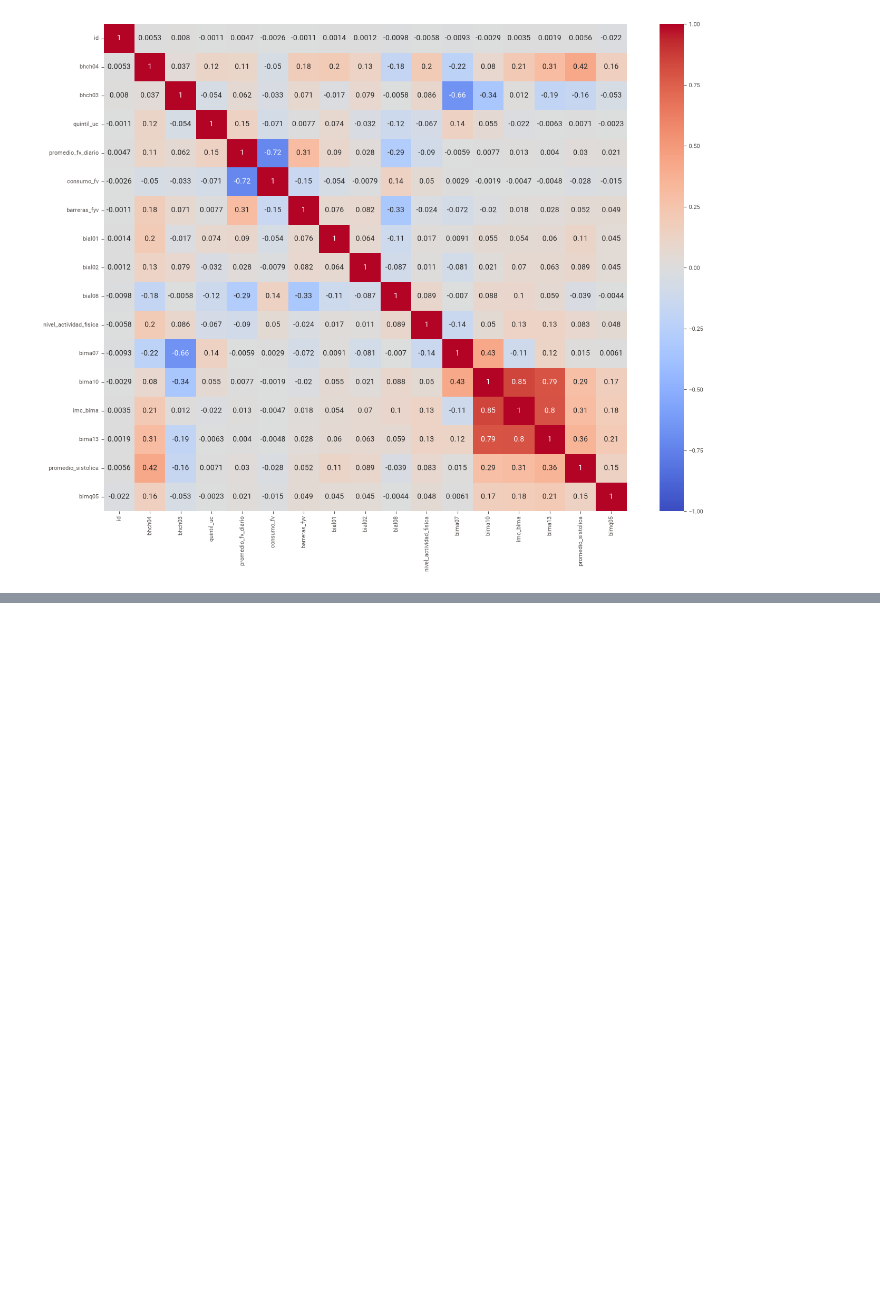
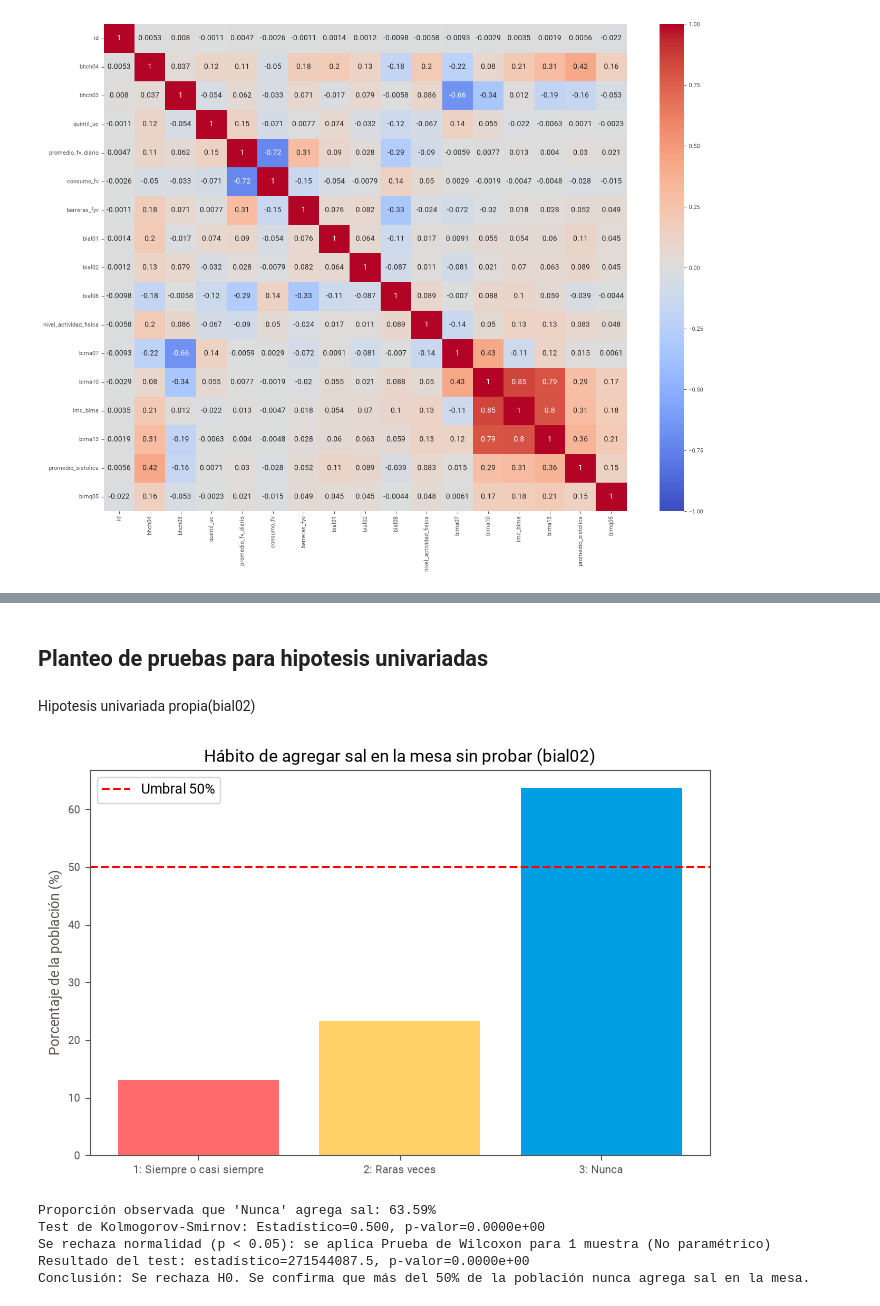
Before and after one commit to Nehuen-Asserquet/TPE-Ciencia-de-Datos-Grupo-16-INDEC, a Jupyter notebook: TPE.ipynb, the cells around one changed output, grey strips where cells are left out. Saved outputs shown, nothing was run; the diff lists cells and outputs as text; code cells hidden in the pictures; blank space fills up the shorter version.

```diff
--- a/TPE.ipynb
+++ b/TPE.ipynb
@@ -227,6 +226,7 @@ tabla_outliers
 # %% [markdown]
 ## Analisis de Correlacion de pearson
 # %%
+preprocessed_dataset = preprocessed_dataset.replace({pd.NA: np.nan})
 correlation_matrix = preprocessed_dataset.corr()
 
 plt.figure(figsize=(16,12))
@@ -236,0 +319,42 @@ plt.show()
+# %% [markdown]
+## Planteo de pruebas para hipotesis univariadas
+# %% [markdown]
+Hipotesis univariada propia(bial02)
+# %%
+sal_mesa = preprocessed_dataset['bial02'].dropna()
+
+porcentajes_sal = (sal_mesa.value_counts(normalize=True).sort_index() * 100)
+categorias = ["1: Siempre o casi siempre", "2: Raras veces", "3: Nunca"]
+
+plt.figure(figsize=(8, 5))
+plt.bar(categorias, porcentajes_sal.values, color=['#FF6B6B', '#FFD166', '#009FE4'])
+plt.axhline(50, color='red', linestyle='--', label='Umbral 50%')
+plt.title("Hábito de agregar sal en la mesa sin probar (bial02)")
+plt.ylabel("Porcentaje de la población (%)")
+plt.legend()
+plt.show()
+
+#Verificacion de normalidad Shapiro-Wilk
+es_nunca = (sal_mesa == 3).astype(int)
+stat_ks, p_norm = stats.kstest(es_nunca, 'norm')
+print(f"Proporción observada que 'Nunca' agrega sal: {es_nunca.mean()*100:.2f}%")
+print(f"Test de Kolmogorov-Smirnov: Estadístico={stat_ks:.3f}, p-valor={p_norm:.4e}")
+
+if p_norm >= 0.05:
+    print("No se rechaza normalidad: se aplica Test t para 1 muestra (Paramétrico)")
+    stat_test, p_valor = stats.ttest_1samp(es_nunca, popmean=0.50, alternative='greater')
+else:
+    print("Se rechaza normalidad (p < 0.05): se aplica Prueba de Wilcoxon para 1 muestra (No paramétrico)")
+    stat_test, p_valor = stats.wilcoxon(es_nunca - 0.50, alternative='greater')
+print(f"Resultado del test: estadístico={stat_test:.1f}, p-valor={p_valor:.4e}")
+if p_valor < 0.05:
+    print("Conclusión: Se rechaza H0. Se confirma que más del 50% de la población nunca agrega sal en la mesa.")
+else:
+    print("Conclusión: No se rechaza H0. No hay evidencia suficiente para afirmar que supere el 50%.")
+# %% [output]
+[figure, added]
+Proporción observada que 'Nunca' agrega sal: 63.59%
+Test de Kolmogorov-Smirnov: Estadístico=0.500, p-valor=0.0000e+00
+Se rechaza normalidad (p < 0.05): se aplica Prueba de Wilcoxon para 1 muestra (No paramétrico)
+Resultado del test: estadístico=271544087.5, p-valor=0.0000e+00
+Conclusión: Se rechaza H0. Se confirma que más del 50% de la población nunca agrega sal en la mesa.
```
Also changed, not shown: parts of 16 cells of this notebook.
